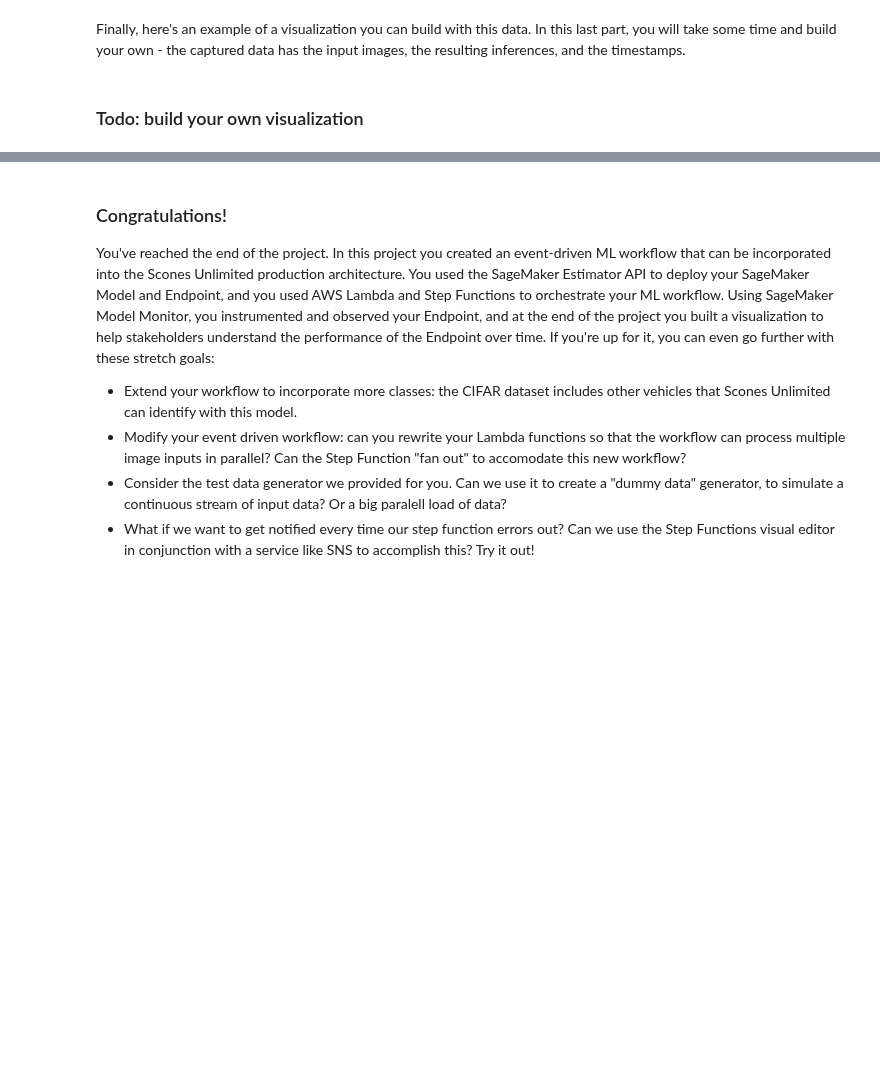
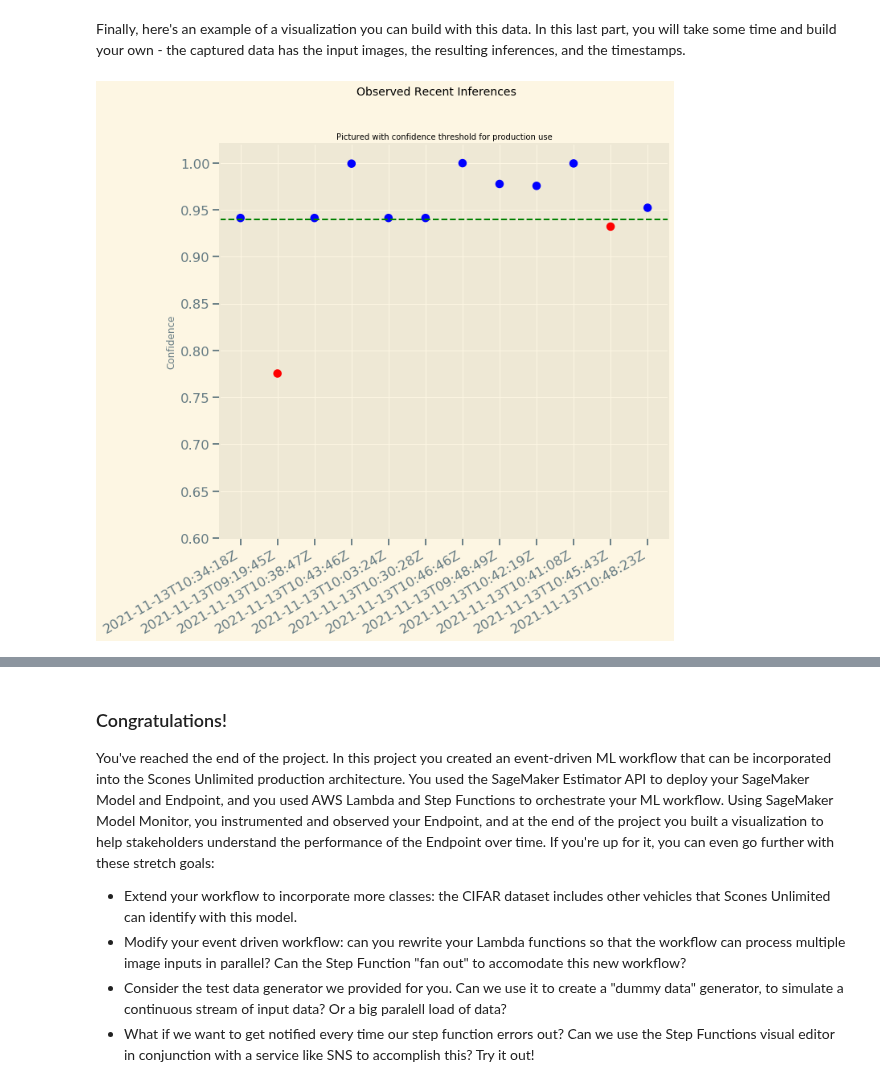
Before and after one commit to elvyna/udacity-aws-mle-nanodegree, a Jupyter notebook: project02-ml-workflow-scones-unlimited/workspace/project-notebook.ipynb, the cells around one changed output, grey strips where cells are left out. Cells and saved outputs as stored; diff of their text form; code cells hidden in the pictures; blank space fills up the shorter version.

```diff
--- a/project02-ml-workflow-scones-unlimited/workspace/project-notebook.ipynb
+++ b/project02-ml-workflow-scones-unlimited/workspace/project-notebook.ipynb
@@ -390,0 +394,14 @@ img_classifier_model.fit(model_inputs)
+# %%
+## TODO: train your model
+TRAIN_MODEL = False
+
+if TRAIN_MODEL:
+    img_classifier_model.fit(model_inputs)
+else:
+    # model_name = 'image-classification-2021-11-13-09-11-15-598'
+    training_job_name = "image-classification-2021-11-13-08-54-33-245"
+    img_classifier_model = sagemaker.model.Model(
+        image=algo_image,
+        model_data=f"s3://{bucket}/output/{training_job_name}/model.tar.gz",
+        role=role
+    )
@@ -408,12 +443,18 @@ Note the `destination_s3_uri` parameter: At the end of the project, we can explo
 
 With that done, deploy your model on a single `ml.m5.xlarge` instance with the data capture config attached:
 # %%
-deployment = img_classifier_model.deploy(
-    ## TODO: fill in deployment options
-    initial_instance_count=1,
-    instance_type='ml.m4.xlarge',
-    data_capture_config=data_capture_config
-    )
+DEPLOY_MODEL = False
 
-endpoint = deployment.endpoint_name
+if DEPLOY_MODEL:
+    deployment = img_classifier_model.deploy(
+        ## TODO: fill in deployment options
+        initial_instance_count=1,
+        instance_type='ml.m5.xlarge',
+        data_capture_config=data_capture_config
+        )
+
+    endpoint = deployment.endpoint_name
+else:
+    endpoint = "image-classification-2021-11-13-09-11-15-598"
+
 print(endpoint)
@@ -422,7 +465,10 @@ Note the endpoint name for later as well.
 
 Next, instantiate a Predictor:
 # %%
-predictor = ## TODO: fill in
+predictor = sagemaker.predictor.Predictor(
+    endpoint,
+    sagemaker_session=sagemaker.Session(),
+) ## TODO: fill in
 # %% [markdown]
 In the code snippet below we are going to prepare one of your saved images for prediction. Use the predictor to process the `payload`.
 # %%
@@ -434,7 +480,7 @@ with open("./test/bicycle_s_001789.png", "rb") as f:
     payload = f.read()
 
 
-inference = ## TODO: Process the payload with your predictor
+inference = predictor.predict(payload) ## TODO: Process the payload with your predictor
 # %% [markdown]
 Your `inference` object is an array of two values, the predicted probability value for each of your classes (bicycle and motorcycle respectively.) So, for example, a value of `b'[0.91, 0.09]'` indicates the probability of being a bike is 91% and being a motorcycle is 9%.
 # %%
@@ -659,26 +718,28 @@ Finally, here's an example of a visualization you can build with this data. In t
 # %%
 # Populate the data for the x and y axis
 x = []
 y = []
 for obj in json_data:
     inference, timestamp = simple_getter(obj)
 
     y.append(max(inference))
     x.append(timestamp)
 
 # Todo: here is an visualization example, take some time to build another visual that helps monitor the result
 # Plot the data
+f, ax = plt.subplots(figsize=(10,10))
+
 plt.scatter(x, y, c=['r' if k<.94 else 'b' for k in y ])
 plt.axhline(y=0.94, color='g', linestyle='--')
-plt.ylim(bottom=.88)
+plt.ylim(bottom=.60)
 
 # Add labels
 plt.ylabel("Confidence")
 plt.suptitle("Observed Recent Inferences", size=14)
 plt.title("Pictured with confidence threshold for production use", size=10)
 
 # Give it some pizzaz!
 plt.style.use("Solarize_Light2")
 plt.gcf().autofmt_xdate()
+# %% [output]
+[figure, added]
-# %% [markdown]
-### Todo: build your own visualization
```
Also changed, not shown: parts of 18 cells of this notebook.
